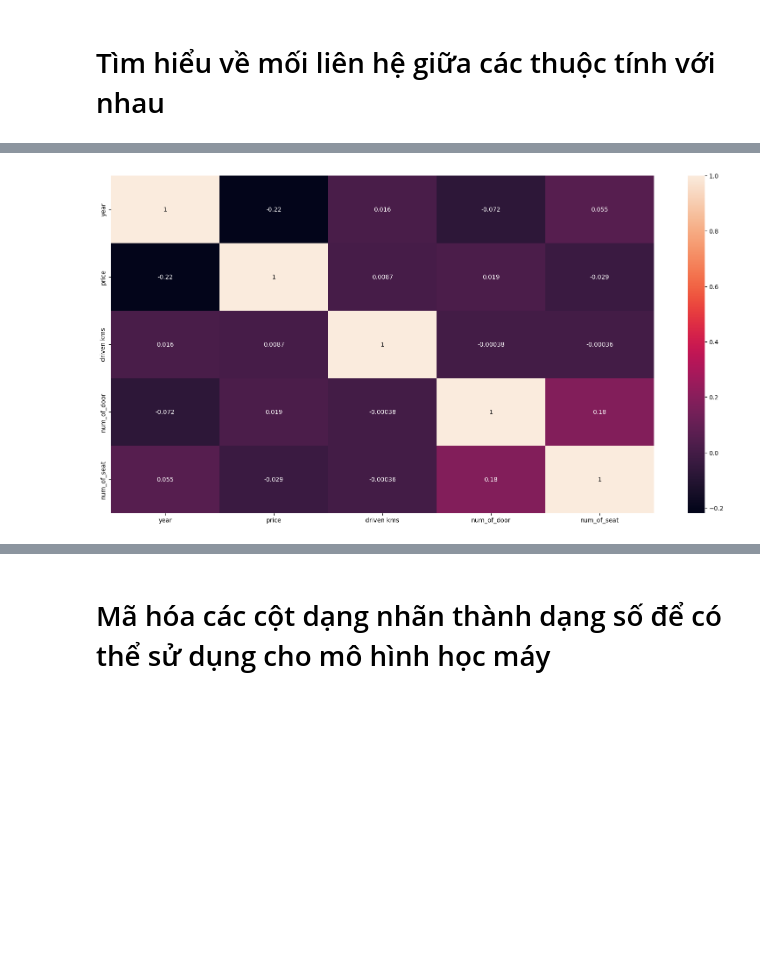
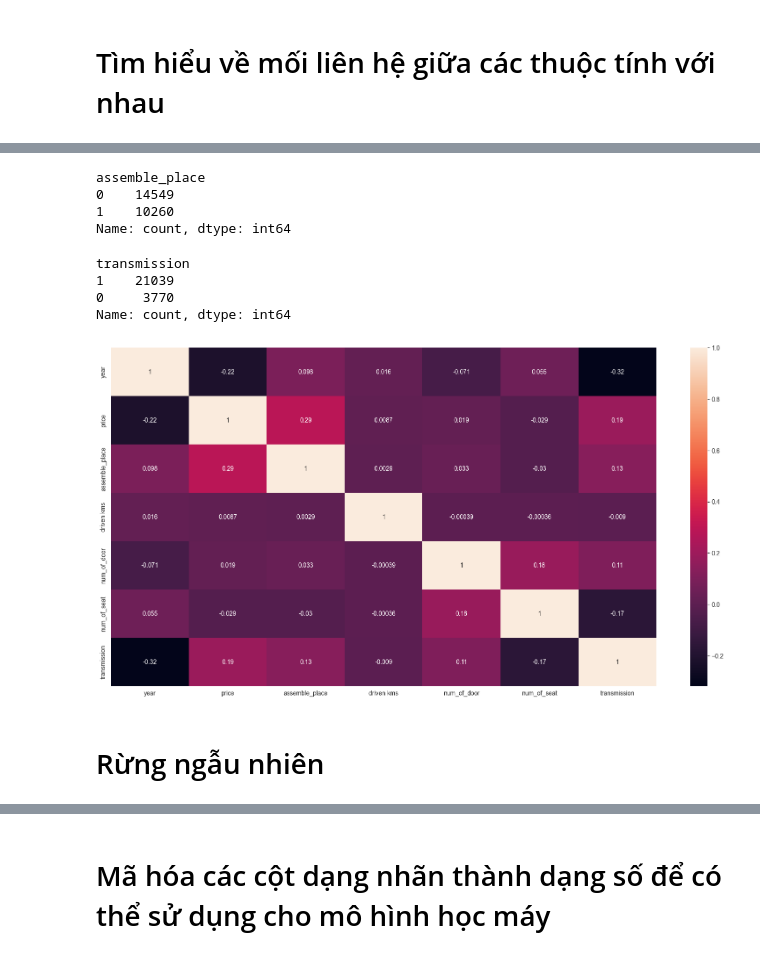
Before and after one commit to Nam0101/Old-car-price-prediction, a Jupyter notebook: notebooks/main.ipynb, the cells around one changed output, grey strips where cells are left out. Cells and saved outputs as stored; diff of their text form; code cells hidden in the pictures; blank space fills up the shorter version.

```diff
--- a/notebooks/main.ipynb
+++ b/notebooks/main.ipynb
@@ -171,3 +169,5 @@ df['model']=df['model'].str.split(' ').str.slice(0,3).str.join(' ')
+# %%
+df['model'] = df['car_name']
 # %%
 # các model có số lượng dưới 10 xe sẽ được gộp vào thành model Other
 model_counts = df['model'].value_counts()
@@ -263,7 +261,7 @@ Info data:
 Cột num_of_door
 Thông thường các xe có tối đa 5 - 6 cửa, với những giá trị sai ta sẽ điền bằng giá trị xuất hiện nhiều nhất trong cột num_of_door
 # %%
-df['num_of_door'] = df['num_of_door'].apply(lambda x: df['num_of_door'].value_counts().index[0] if x > 6 else x)
+df['num_of_door'] = df['num_of_door'].apply(lambda x: df['num_of_door'].value_counts().index[0] if x > 10 else x)
 # %% [markdown]
 Cột brand
 # %%
@@ -381,0 +379,3 @@ dtype: int64
+# %%
+# drop engine_type = "-"
+df = df[df['engine_type'] != '-']
@@ -381,0 +391,2 @@ dtype: int64
+# %%
+df=df[df['transmission']!='-']
@@ -443,8 +479,24 @@ plt.show()
+# %%
+df['assemble_place'] = df['assemble_place'].map({'Lắp ráp trong nước': 0, 'Nhập khẩu': 1})
+df['assemble_place'].value_counts()
+# %% [output]
+assemble_place
+0    14549
+1    10260
+Name: count, dtype: int64
+# %%
+df['transmission'] = df['transmission'].map({'Số tay': 0, 'Số tự động': 1})
+df['transmission'].value_counts()
+# %% [output]
+transmission
+1    21039
+0     3770
+Name: count, dtype: int64
 # %%
 #vẽ biểu đồ nhiệt giữa price và các thuộc tính trừ model
 plt.figure(figsize=(20, 10))
-numeric_cols = df.select_dtypes(include=['float64', 'int64'])
+numeric_cols = df.select_dtypes(include=['float64', 'int64','int32'])
 sns.heatmap(numeric_cols.corr(), annot=True)
 plt.show()
 # %% [output]
-[figure, old version]
+[figure, new version]
@@ -450,0 +505,2 @@ plt.show()
+# %% [markdown]
+# Rừng ngẫu nhiên
```
Also changed, not shown: parts of 61 cells of this notebook.
